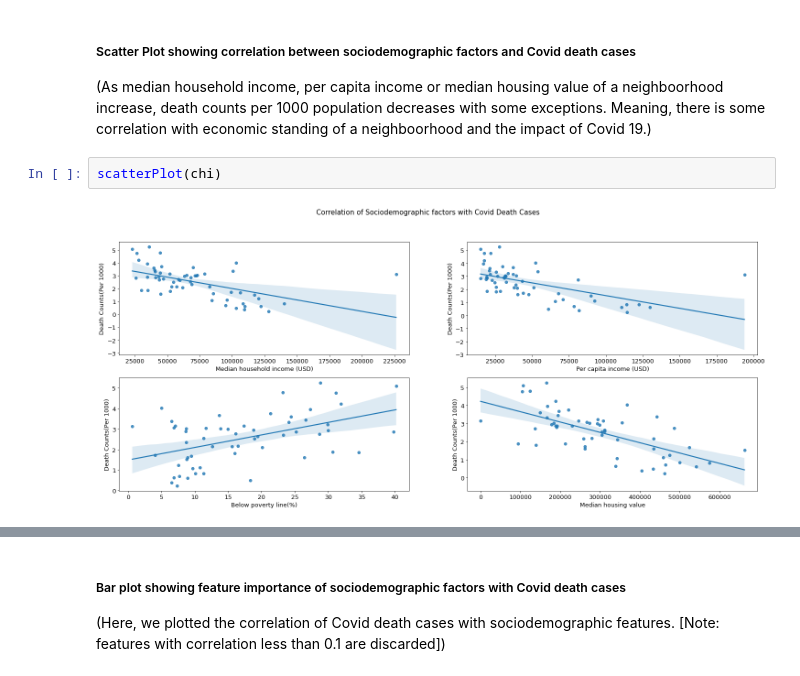
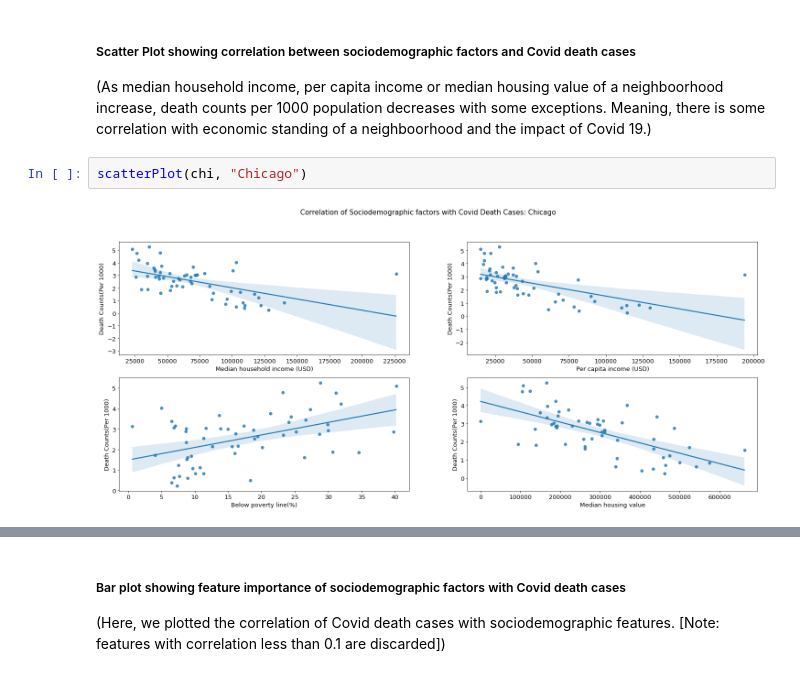
Before and after one commit to uic-cs418/modeling-the-pandemic, a Jupyter notebook: CS418_final_report.ipynb, the cells around one changed output, grey strips where cells are left out. Drawn from its saved outputs; the diff is of its cells as text.

```diff
--- a/CS418_final_report.ipynb
+++ b/CS418_final_report.ipynb
@@ -89,6 +104,6 @@ geographicPlot(chi)
 ##### Scatter Plot showing correlation between sociodemographic factors and Covid death cases
 (As median household income, per capita income or median housing value of a neighboorhood increase, death counts per 1000 population decreases with some exceptions. Meaning, there is some correlation with economic standing of a neighboorhood and the impact of Covid 19.)
 # %%
-scatterPlot(chi)
+scatterPlot(chi, "Chicago")
 # %% [output]
-[figure, old version]
+[figure, new version]
```
Also changed, not shown: parts of 7 cells of this notebook, 3 other files.
